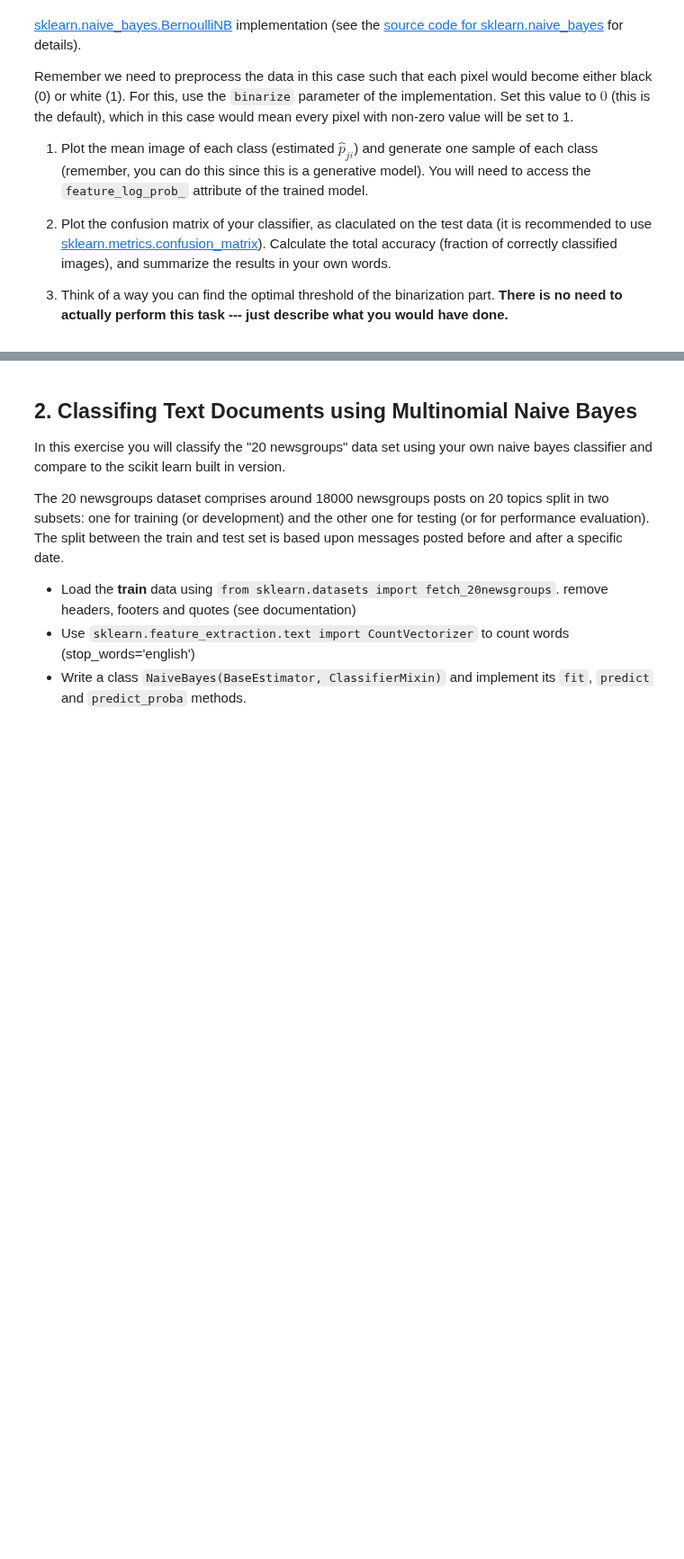
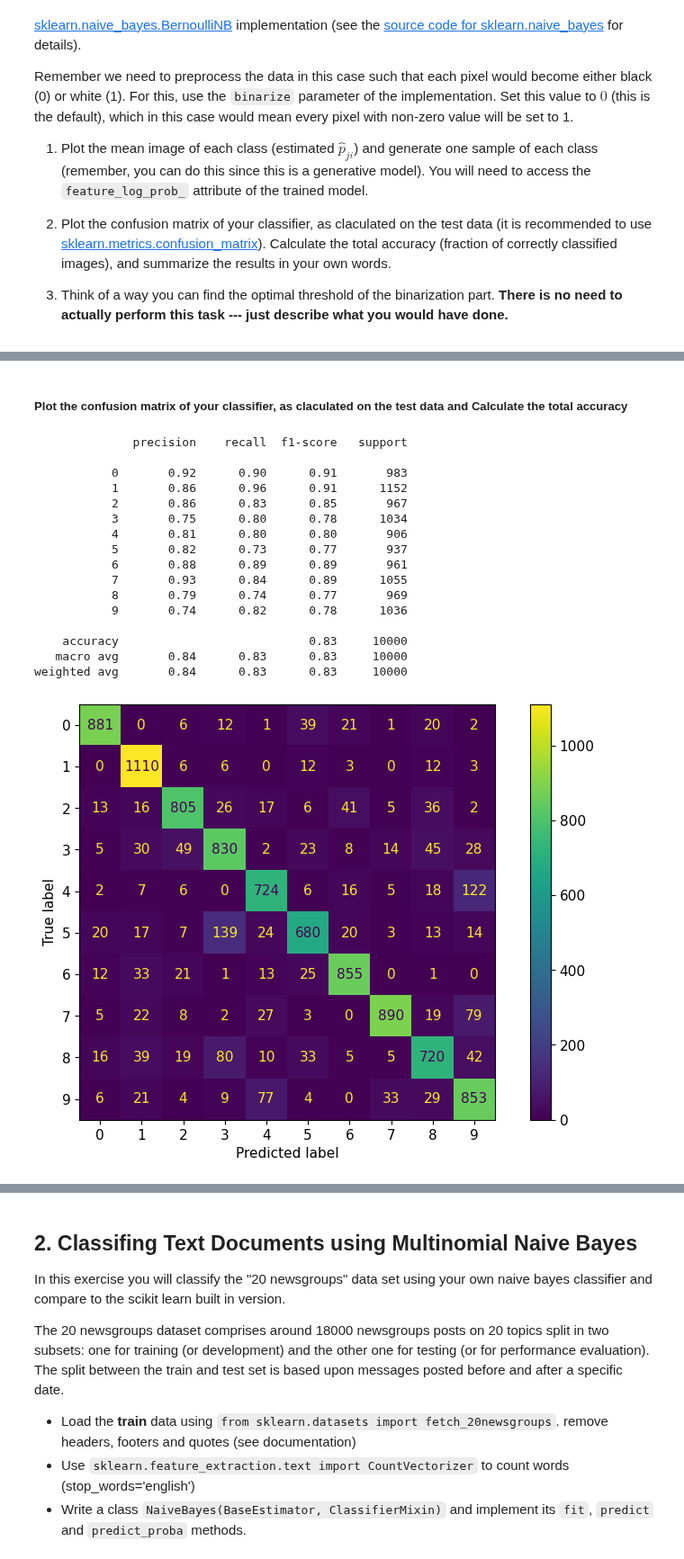
Before and after one commit to tryko/y_data_Itay_asaf_, a Jupyter notebook: Supervised_Learning/week_4/NB_exercise_Itay.ipynb, the cells around one changed output, grey strips where cells are left out. Shown at 90% size. Saved outputs shown, nothing was run; the diff lists cells and outputs as text; code cells hidden in the pictures; blank space fills up the shorter version.

```diff
--- a/Supervised_Learning/week_4/NB_exercise_Itay.ipynb
+++ b/Supervised_Learning/week_4/NB_exercise_Itay.ipynb
@@ -116,0 +167,26 @@ Put you answer here...
+# %% [markdown]
+##### Plot the confusion matrix of your classifier, as claculated on the test data and Calculate the total accuracy
+# %%
+from sklearn.metrics import classification_report
+from sklearn.metrics import plot_confusion_matrix
+print(classification_report(y_test, y_pred))
+
+plot_confusion_matrix(clf, X_test, y_test);
+# %% [output]
+              precision    recall  f1-score   support
+
+           0       0.92      0.90      0.91       983
+           1       0.86      0.96      0.91      1152
+           2       0.86      0.83      0.85       967
+           3       0.75      0.80      0.78      1034
+           4       0.81      0.80      0.80       906
+           5       0.82      0.73      0.77       937
+           6       0.88      0.89      0.89       961
+           7       0.93      0.84      0.89      1055
+           8       0.79      0.74      0.77       969
+           9       0.74      0.82      0.78      1036
+
+    accuracy                           0.83     10000
+   macro avg       0.84      0.83      0.83     10000
+weighted avg       0.84      0.83      0.83     10000
+[figure, added]
```
Also changed, not shown: parts of 16 cells of this notebook.
